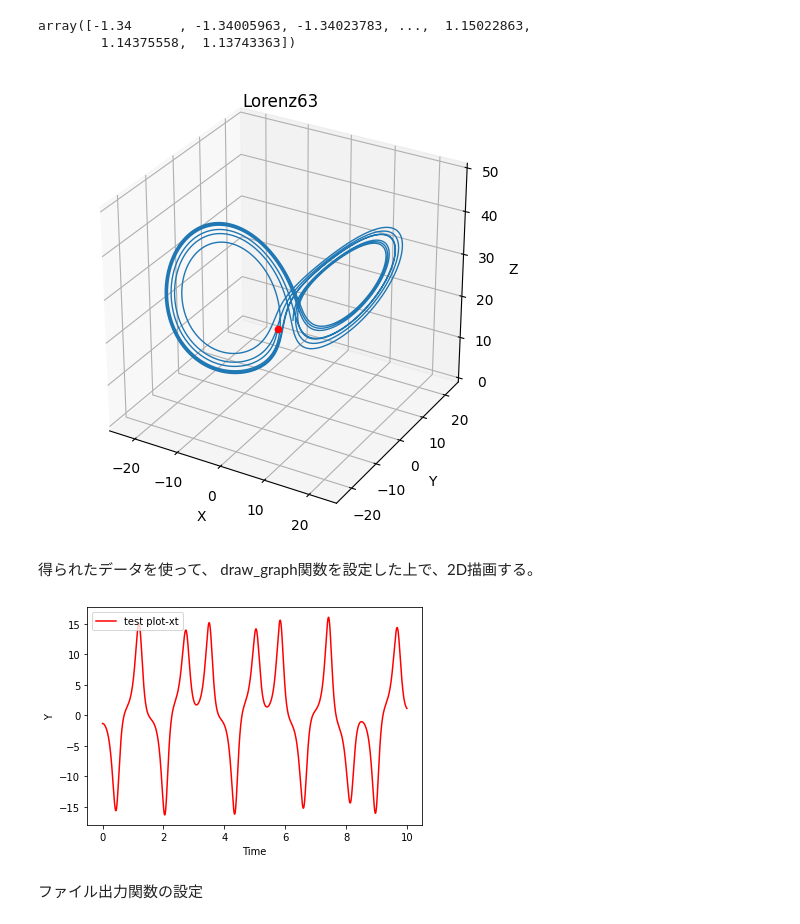
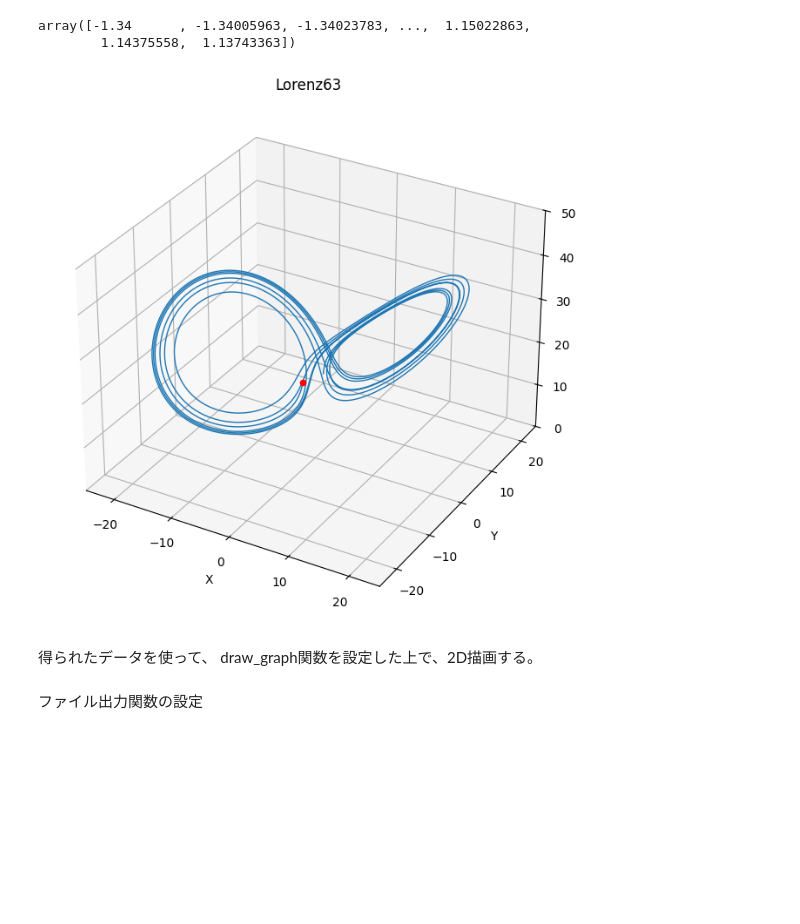
Before and after one commit to onishiryo/ResProjLorenz, a Jupyter notebook: lorenz63_step2.ipynb, the cells around one changed output. Drawn from its saved outputs; the diff is of its cells as text; code cells hidden in the pictures; blank space fills up the shorter version.

```diff
--- a/lorenz63_step2.ipynb
+++ b/lorenz63_step2.ipynb
@@ -107,21 +107,23 @@ array([-1.34      , -1.34005963, -1.34023783, ...,  1.15022863,
 # %%
 # make 3D Plot
 fig= plt.figure(figsize=(6, 6), dpi=100)
-ax = fig.gca(projection='3d')
+#ax = fig.gca(projection='3d') #not supported anymore (commented on 2024/4/22)
+ax = Axes3D(fig)
+fig.add_axes(ax)
 # 描画のカスタマイズ
 ax.set_title("Lorenz63")
 ax.set_xlabel("X"); ax.set_ylabel("Y"); ax.set_zlabel("Z")
 ax.set_xlim(-25, 25); ax.set_ylim(-25, 25); ax.set_zlim(  0, 50)
 
 # show 3D trajectory figure
 ##ax.plot(xt[:], yt[:], zt[:], lw=1.0)
 ##ax.scatter(xt[0],yt[0],zt[0],color= 'red') #plot the initial position
 ax.plot(xyz[:,0], xyz[:,1], xyz[:,2], lw=1.0)
 ax.scatter(xyz[0,0],xyz[0,1],xyz[0,2],color= 'red') #plot the initial position
 plt.show()
 fig.savefig("trajectory-3D.png")
 # %% [output]
-[figure, old version]
+[figure, new version]
 # %% [markdown]
 得られたデータを使って、
 draw_graph関数を設定した上で、2D描画する。
@@ -137,8 +139,6 @@ def draw_graph(tin1,varin1,text_label1,text_xaxis,text_yaxis,file):
     fig.savefig(file)
 # %%
 draw_graph(t,xyz[:,0],"test plot-xt","Time","Y","test-Yplot.png")
-# %% [output]
-[figure, removed]
 # %% [markdown]
 ファイル出力関数の設定
 # %%
```
Also changed, not shown: parts of 7 cells of this notebook.
